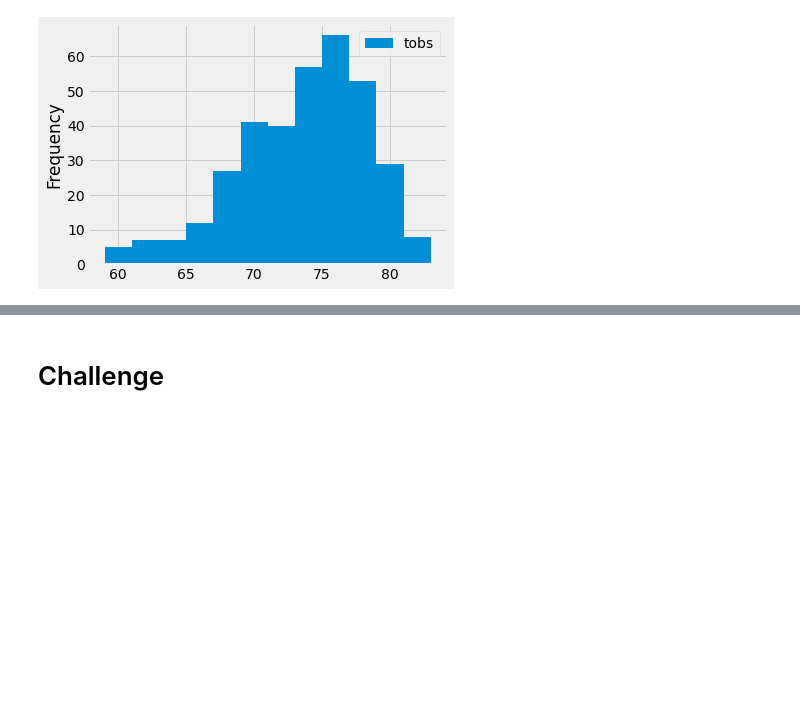
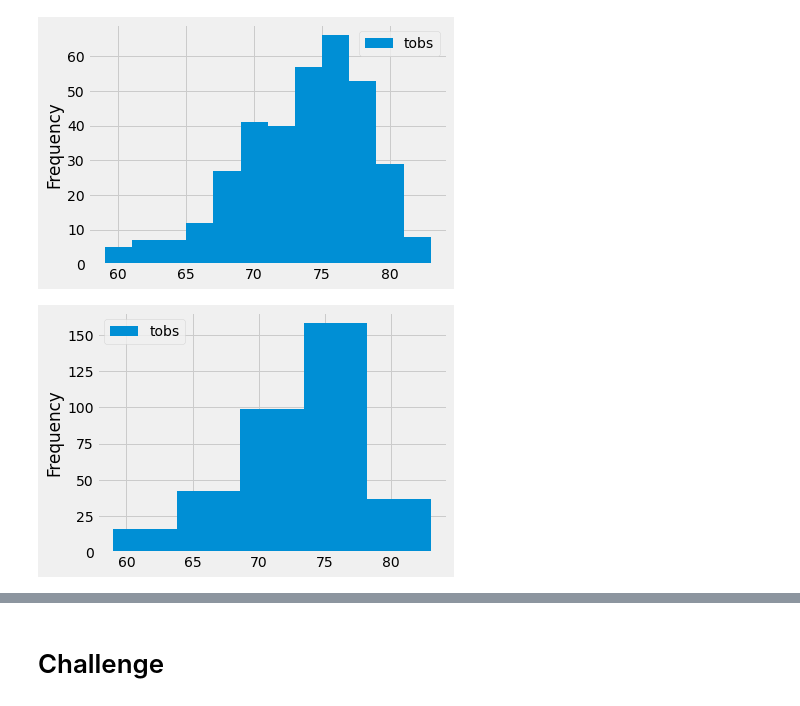
Before and after one commit to mollydorman23/surfs_up, a Jupyter notebook: climate_analysis.ipynb, the cells around one changed output, grey strips where cells are left out. Saved outputs shown, nothing was run; the diff lists cells and outputs as text; code cells hidden in the pictures; blank space fills up the shorter version.

```diff
--- a/climate_analysis.ipynb
+++ b/climate_analysis.ipynb
@@ -213,3 +213,10 @@ df.plot.hist(bins=12)
 plt.tight_layout()
 # %% [output]
 [figure]
+# %%
+# adjust the number of bins to 5
+# plot the results as a histogram
+df.plot.hist(bins=5)
+plt.tight_layout()
+# %% [output]
+[figure, added]
```
Also changed, not shown: parts of 1 cell of this notebook, 1 other file.
